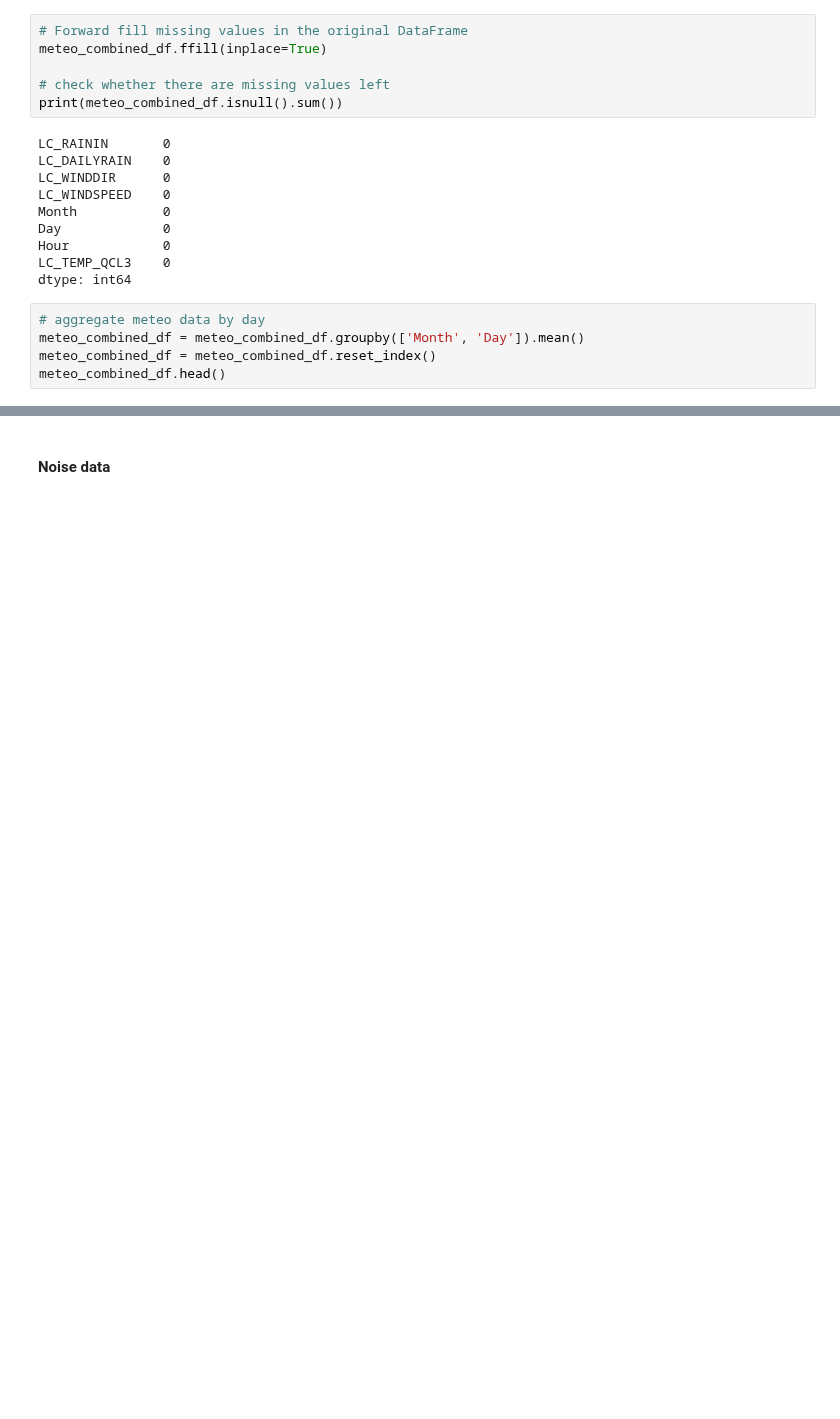
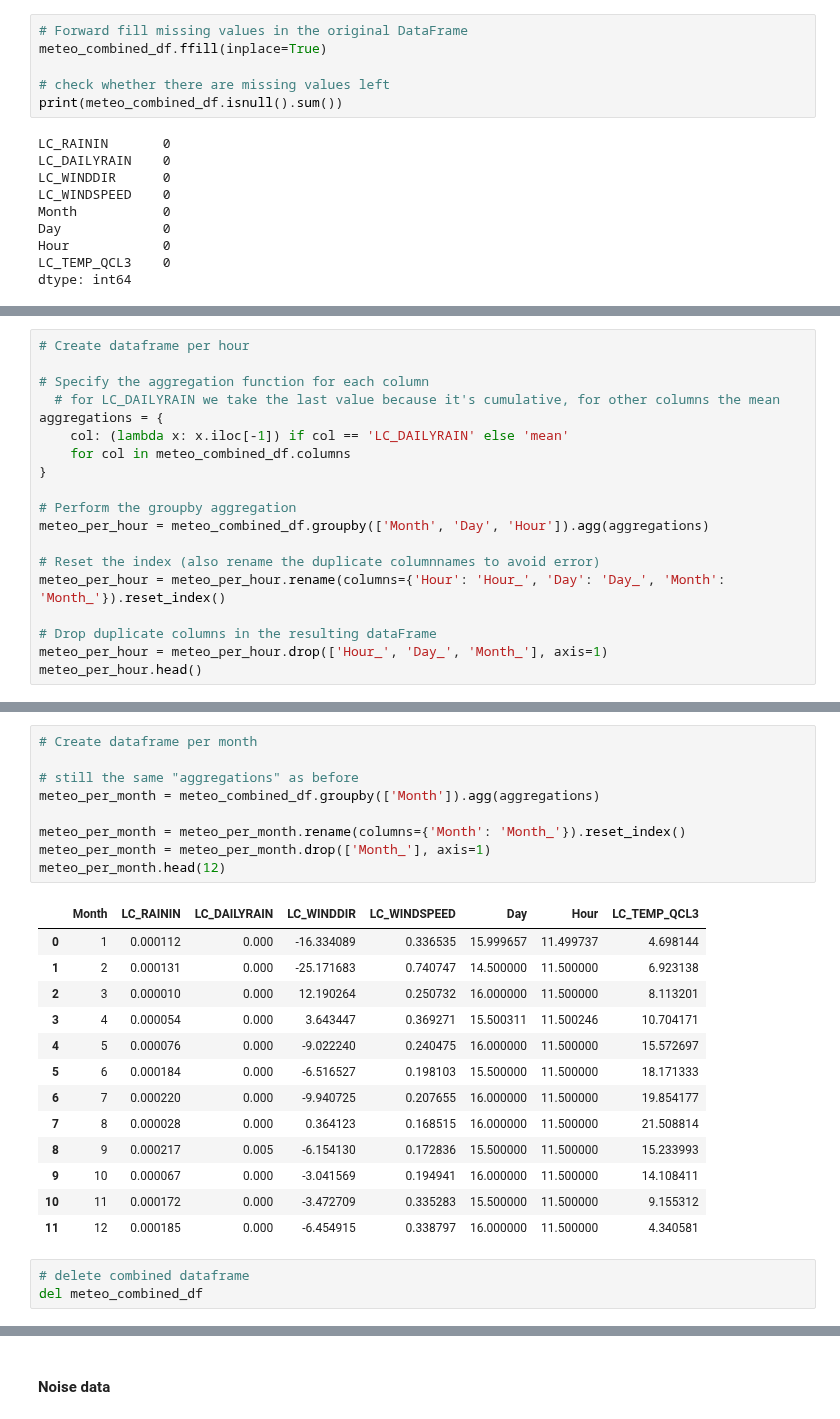
Before and after one commit to lennertvanh/MDA-Georgia, a Jupyter notebook: Preprocessing.ipynb, the cells around one changed output, grey strips where cells are left out. Cells and saved outputs as stored; diff of their text form; blank space fills up the shorter version.

```diff
--- a/Preprocessing.ipynb
+++ b/Preprocessing.ipynb
@@ -76,8 +68,3 @@ Day             0
 Hour            0
 LC_TEMP_QCL3    0
 dtype: int64
-# %%
-# aggregate meteo data by day
-meteo_combined_df = meteo_combined_df.groupby(['Month', 'Day']).mean()
-meteo_combined_df = meteo_combined_df.reset_index()
-meteo_combined_df.head()
@@ -86,0 +71,19 @@ print(meteo_combined_df.isnull().sum())
+# %%
+# Create dataframe per hour
+
+# Specify the aggregation function for each column
+  # for LC_DAILYRAIN we take the last value because it's cumulative, for other columns the mean
+aggregations = {
+    col: (lambda x: x.iloc[-1]) if col == 'LC_DAILYRAIN' else 'mean'
+    for col in meteo_combined_df.columns
+}
+
+# Perform the groupby aggregation
+meteo_per_hour = meteo_combined_df.groupby(['Month', 'Day', 'Hour']).agg(aggregations)
+
+# Reset the index (also rename the duplicate columnnames to avoid error)
+meteo_per_hour = meteo_per_hour.rename(columns={'Hour': 'Hour_', 'Day': 'Day_', 'Month': 'Month_'}).reset_index()
+
+# Drop duplicate columns in the resulting dataFrame
+meteo_per_hour = meteo_per_hour.drop(['Hour_', 'Day_', 'Month_'], axis=1)
+meteo_per_hour.head()
@@ -87 +120,27 @@ print(meteo_combined_df.isnull().sum())
+# %%
+# Create dataframe per month
+
+# still the same "aggregations" as before
+meteo_per_month = meteo_combined_df.groupby(['Month']).agg(aggregations)
+
+meteo_per_month = meteo_per_month.rename(columns={'Month': 'Month_'}).reset_index()
+meteo_per_month = meteo_per_month.drop(['Month_'], axis=1)
+meteo_per_month.head(12)
+# %% [output]
+|  | Month | LC_RAININ | LC_DAILYRAIN | LC_WINDDIR | LC_WINDSPEED | Day | Hour | LC_TEMP_QCL3 |
+| 0 | 1 | 0.000112 | 0.000 | -16.334089 | 0.336535 | 15.999657 | 11.499737 | 4.698144 |
+| 1 | 2 | 0.000131 | 0.000 | -25.171683 | 0.740747 | 14.500000 | 11.500000 | 6.923138 |
+| 2 | 3 | 0.000010 | 0.000 | 12.190264 | 0.250732 | 16.000000 | 11.500000 | 8.113201 |
+| 3 | 4 | 0.000054 | 0.000 | 3.643447 | 0.369271 | 15.500311 | 11.500246 | 10.704171 |
+| 4 | 5 | 0.000076 | 0.000 | -9.022240 | 0.240475 | 16.000000 | 11.500000 | 15.572697 |
+| 5 | 6 | 0.000184 | 0.000 | -6.516527 | 0.198103 | 15.500000 | 11.500000 | 18.171333 |
+| 6 | 7 | 0.000220 | 0.000 | -9.940725 | 0.207655 | 16.000000 | 11.500000 | 19.854177 |
+| 7 | 8 | 0.000028 | 0.000 | 0.364123 | 0.168515 | 16.000000 | 11.500000 | 21.508814 |
+| 8 | 9 | 0.000217 | 0.005 | -6.154130 | 0.172836 | 15.500000 | 11.500000 | 15.233993 |
+| 9 | 10 | 0.000067 | 0.000 | -3.041569 | 0.194941 | 16.000000 | 11.500000 | 14.108411 |
+| 10 | 11 | 0.000172 | 0.000 | -3.472709 | 0.335283 | 15.500000 | 11.500000 | 9.155312 |
+| 11 | 12 | 0.000185 | 0.000 | -6.454915 | 0.338797 | 16.000000 | 11.500000 | 4.340581 |
+# %%
+# delete combined dataframe
+del meteo_combined_df
 # %%
```
Also changed, not shown: parts of 5 cells of this notebook, 4 other files.
